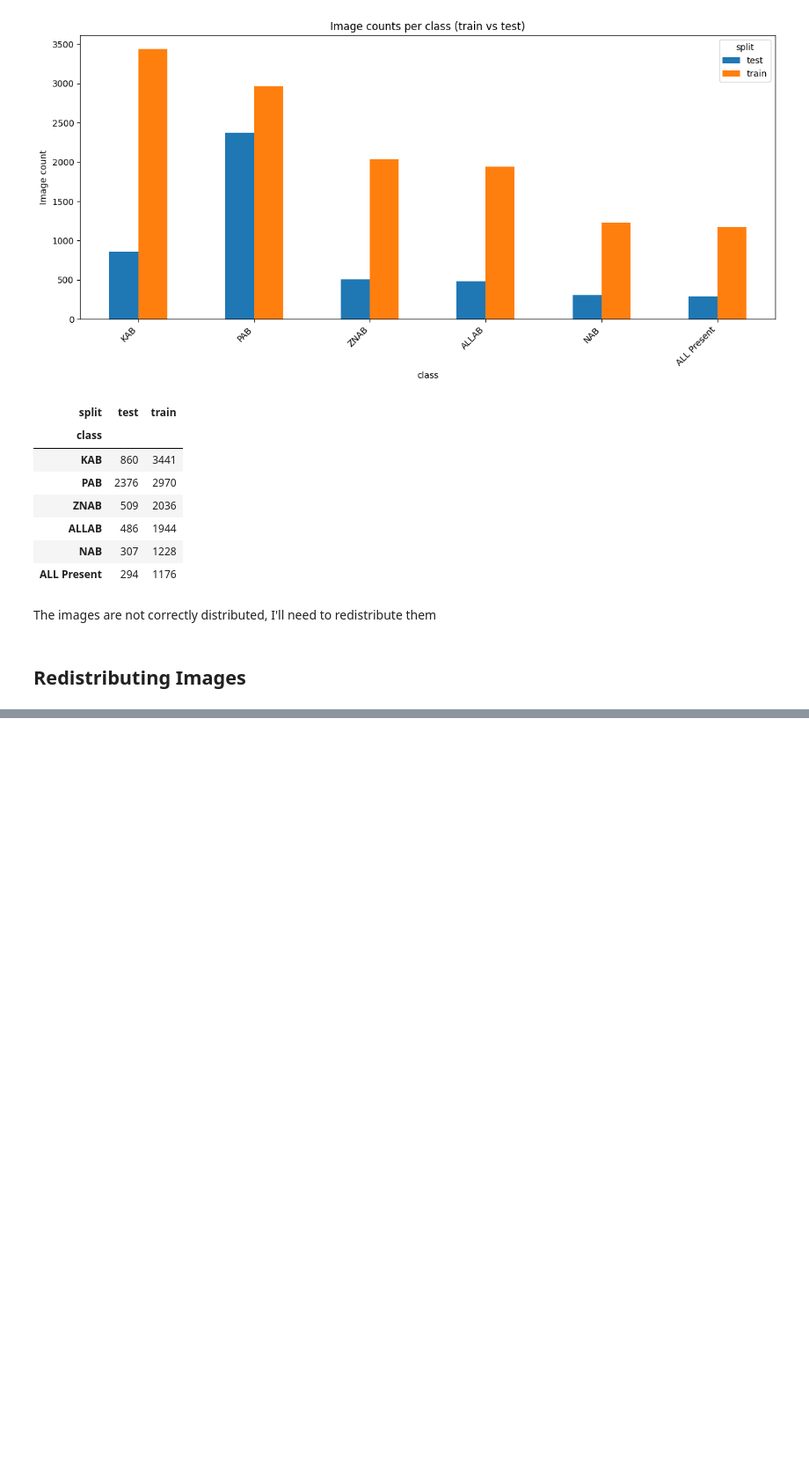
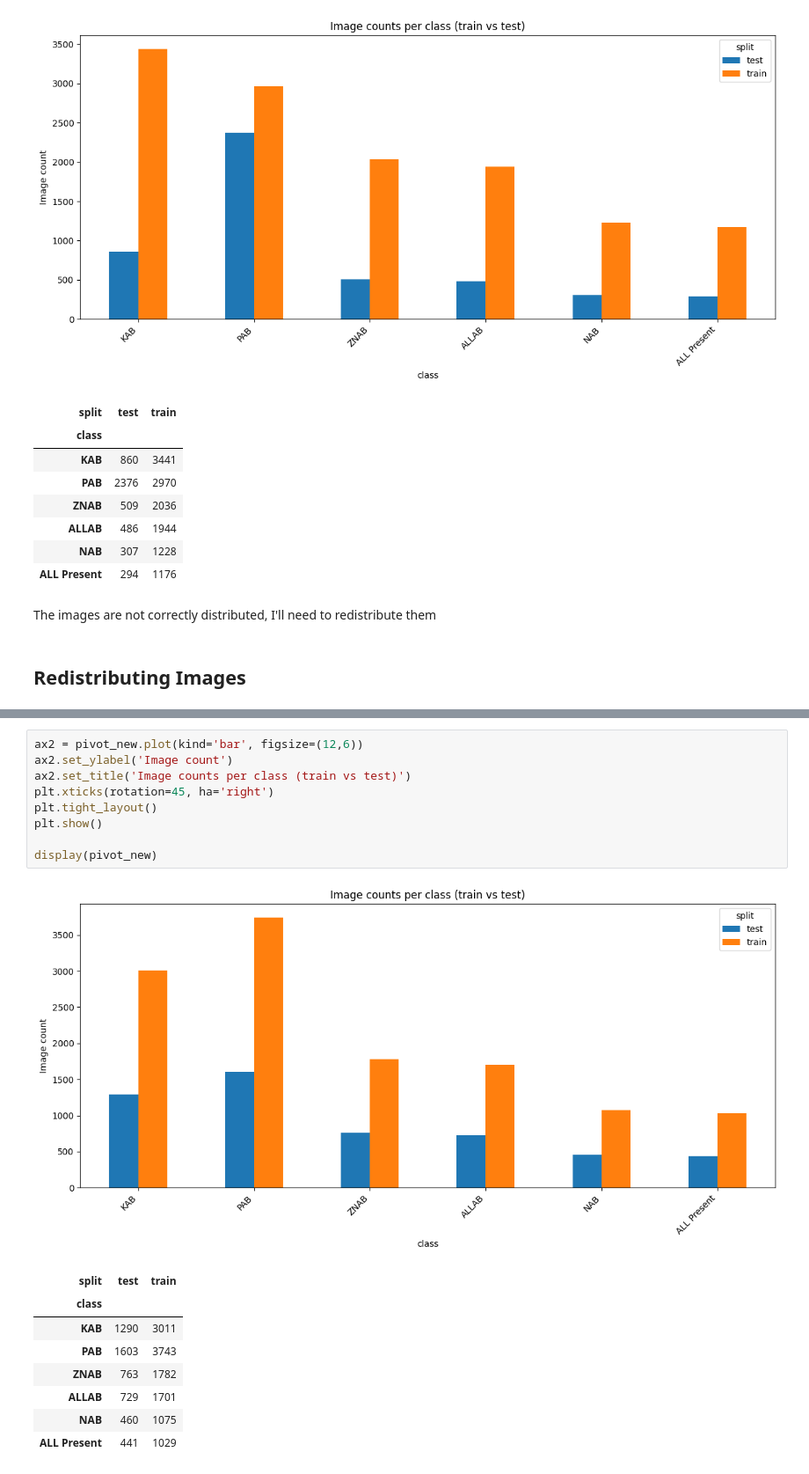
Before and after one commit to Ciampitti-Lab/HackIL, a Jupyter notebook: notebooks/modelTraining.ipynb, the cells around one changed output, grey strips where cells are left out. Shown at 88% size. Drawn from its saved outputs; the diff is of its cells as text; blank space fills up the shorter version.

Commit message:
chore: redistributing images -> 70:30 per class

```diff
--- a/notebooks/modelTraining.ipynb
+++ b/notebooks/modelTraining.ipynb
@@ -104,0 +149,19 @@ The images are not correctly distributed, I'll need to redistribute them
+# %%
+ax2 = pivot_new.plot(kind='bar', figsize=(12,6))
+ax2.set_ylabel('Image count')
+ax2.set_title('Image counts per class (train vs test)')
+plt.xticks(rotation=45, ha='right')
+plt.tight_layout()
+plt.show()
+
+display(pivot_new)
+# %% [output]
+[figure, added]
+| split | test | train |
+| class |  |  |
+| KAB | 1290 | 3011 |
+| PAB | 1603 | 3743 |
+| ZNAB | 763 | 1782 |
+| ALLAB | 729 | 1701 |
+| NAB | 460 | 1075 |
+| ALL Present | 441 | 1029 |
```
Also changed, not shown: parts of 1 cell of this notebook.
